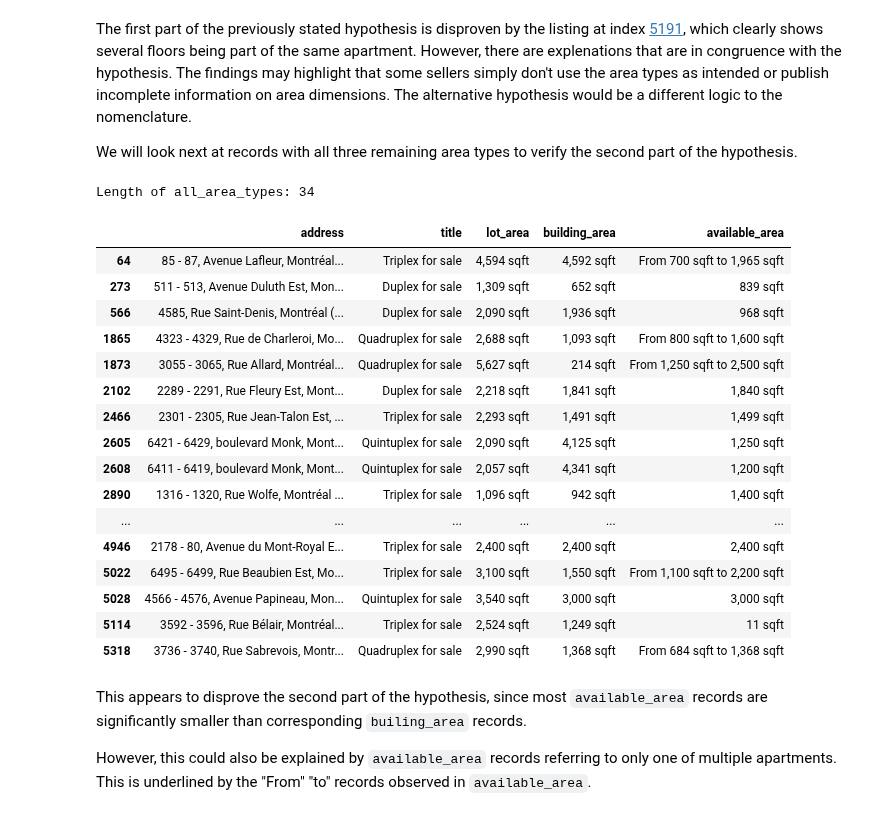
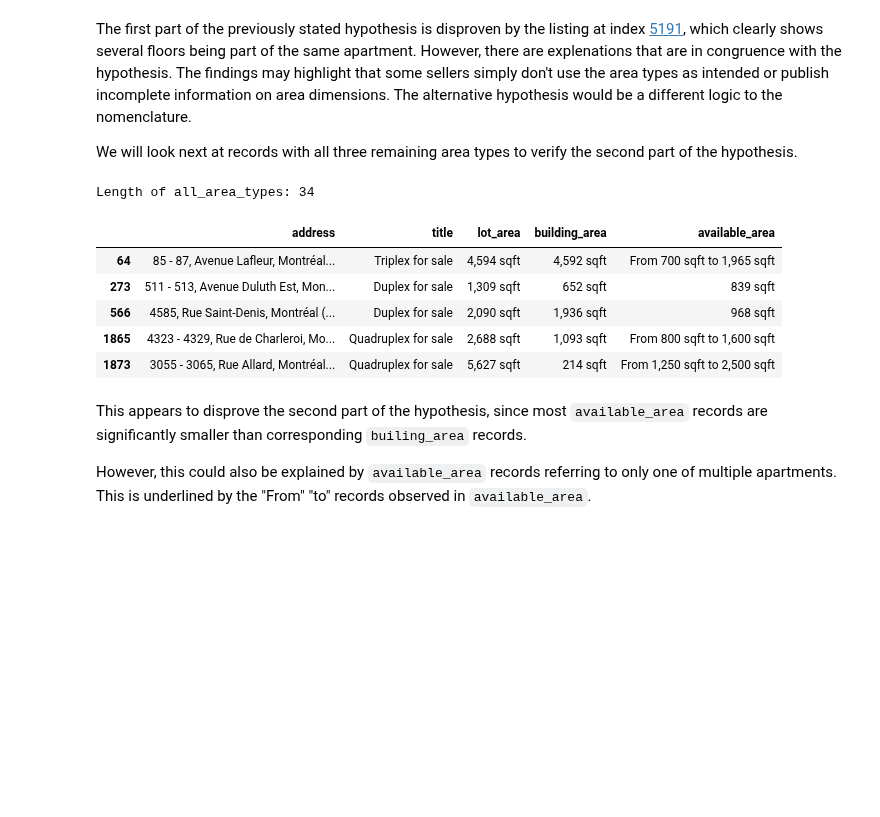
Before and after one commit to Jahnic/Data-Science, a Jupyter notebook: RealEstate/wrangle.ipynb, the cells around one changed output. Saved outputs shown, nothing was run; the diff lists cells and outputs as text; code cells hidden in the pictures; blank space fills up the shorter version.

```diff
--- a/RealEstate/wrangle.ipynb
+++ b/RealEstate/wrangle.ipynb
@@ -717,28 +717,17 @@ We will look next at records with all three remaining area types to verify the s
 # %%
 # Listings with non-null records for all three area types
 all_area_types = df[df.building_area.notnull() & df.lot_area.notnull() & df.available_area.notnull()].\
     loc[:, ['address', 'title', "lot_area", "building_area", "available_area"]]
 print("Length of all_area_types:", all_area_types.shape[0])
-all_area_types
+all_area_types.head()
 # %% [output]
 Length of all_area_types: 34
 |  | address | title | lot_area | building_area | available_area |
 | 64 | 85 - 87, Avenue Lafleur, Montréal... | Triplex for sale | 4,594 sqft | 4,592 sqft | From 700 sqft to 1,965 sqft |
 | 273 | 511 - 513, Avenue Duluth Est, Mon... | Duplex for sale | 1,309 sqft | 652 sqft | 839 sqft |
 | 566 | 4585, Rue Saint-Denis, Montréal (... | Duplex for sale | 2,090 sqft | 1,936 sqft | 968 sqft |
 | 1865 | 4323 - 4329, Rue de Charleroi, Mo... | Quadruplex for sale | 2,688 sqft | 1,093 sqft | From 800 sqft to 1,600 sqft |
 | 1873 | 3055 - 3065, Rue Allard, Montréal... | Quadruplex for sale | 5,627 sqft | 214 sqft | From 1,250 sqft to 2,500 sqft |
-| 2102 | 2289 - 2291, Rue Fleury Est, Mont... | Duplex for sale | 2,218 sqft | 1,841 sqft | 1,840 sqft |
-| 2466 | 2301 - 2305, Rue Jean-Talon Est, ... | Triplex for sale | 2,293 sqft | 1,491 sqft | 1,499 sqft |
-| 2605 | 6421 - 6429, boulevard Monk, Mont... | Quintuplex for sale | 2,090 sqft | 4,125 sqft | 1,250 sqft |
-| 2608 | 6411 - 6419, boulevard Monk, Mont... | Quintuplex for sale | 2,057 sqft | 4,341 sqft | 1,200 sqft |
-| 2890 | 1316 - 1320, Rue Wolfe, Montréal ... | Triplex for sale | 1,096 sqft | 942 sqft | 1,400 sqft |
-| ... | ... | ... | ... | ... | ... |
-| 4946 | 2178 - 80, Avenue du Mont-Royal E... | Triplex for sale | 2,400 sqft | 2,400 sqft | 2,400 sqft |
-| 5022 | 6495 - 6499, Rue Beaubien Est, Mo... | Triplex for sale | 3,100 sqft | 1,550 sqft | From 1,100 sqft to 2,200 sqft |
-| 5028 | 4566 - 4576, Avenue Papineau, Mon... | Quintuplex for sale | 3,540 sqft | 3,000 sqft | 3,000 sqft |
-| 5114 | 3592 - 3596, Rue Bélair, Montréal... | Triplex for sale | 2,524 sqft | 1,249 sqft | 11 sqft |
-| 5318 | 3736 - 3740, Rue Sabrevois, Montr... | Quadruplex for sale | 2,990 sqft | 1,368 sqft | From 684 sqft to 1,368 sqft |
 # %% [markdown]
 This appears to disprove the second part of the hypothesis, since most `available_area` records are significantly smaller than corresponding `builing_area` records.
 
```
Also changed, not shown: parts of 31 cells of this notebook.
